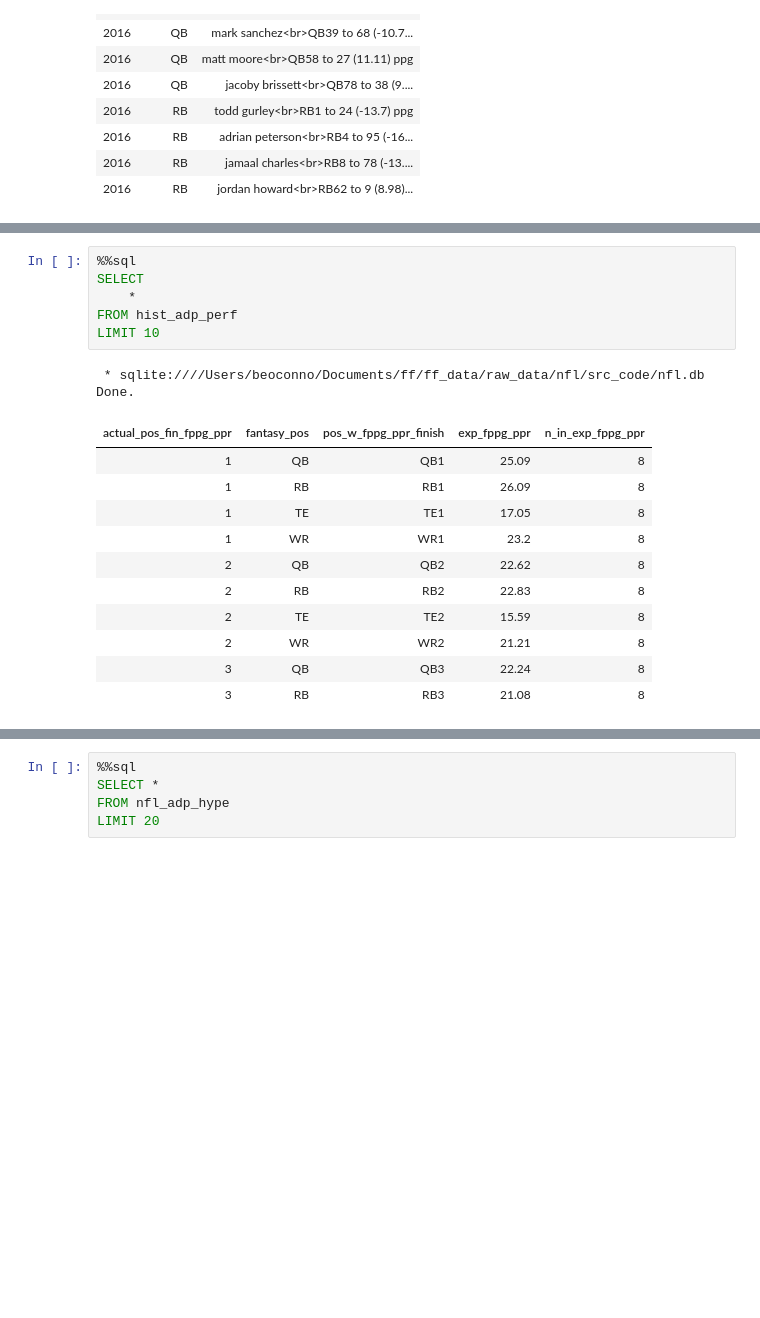
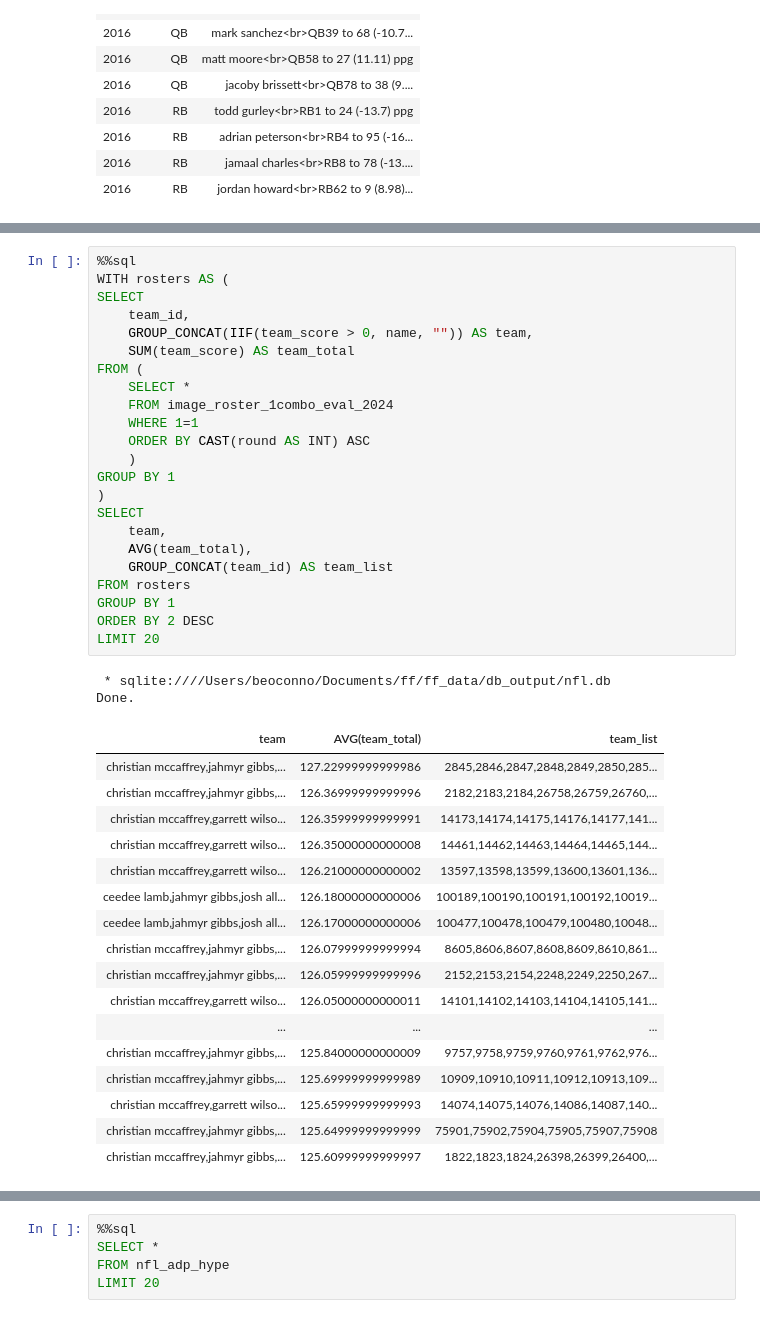
Before and after one commit to uobeno/ff_data, a Jupyter notebook: notebooks/nfl/IntroNotebook.ipynb, the cells around one changed output, grey strips where cells are left out. Saved outputs shown, nothing was run; the diff lists cells and outputs as text; blank space fills up the shorter version.

```diff
--- a/notebooks/nfl/IntroNotebook.ipynb
+++ b/notebooks/nfl/IntroNotebook.ipynb
@@ -281,20 +475,43 @@ Done.
 # %%
 %%sql
+WITH rosters AS (
 SELECT
-    *
-FROM hist_adp_perf
-LIMIT 10
+    team_id,
+    GROUP_CONCAT(IIF(team_score > 0, name, "")) AS team,
+    SUM(team_score) AS team_total
+FROM (
+    SELECT *
+    FROM image_roster_1combo_eval_2024
+    WHERE 1=1
+    ORDER BY CAST(round AS INT) ASC
+    )
+GROUP BY 1
+)
+SELECT
+    team,
+    AVG(team_total),
+    GROUP_CONCAT(team_id) AS team_list
+FROM rosters
+GROUP BY 1
+ORDER BY 2 DESC
+LIMIT 20
 # %% [output]
- * sqlite:////Users/beoconno/Documents/ff/ff_data/raw_data/nfl/src_code/nfl.db
+ * sqlite:////Users/beoconno/Documents/ff/ff_data/db_output/nfl.db
 Done.
-| actual_pos_fin_fppg_ppr | fantasy_pos | pos_w_fppg_ppr_finish | exp_fppg_ppr | n_in_exp_fppg_ppr |
-| 1 | QB | QB1 | 25.09 | 8 |
-| 1 | RB | RB1 | 26.09 | 8 |
-| 1 | TE | TE1 | 17.05 | 8 |
-| 1 | WR | WR1 | 23.2 | 8 |
-| 2 | QB | QB2 | 22.62 | 8 |
-| 2 | RB | RB2 | 22.83 | 8 |
-| 2 | TE | TE2 | 15.59 | 8 |
-| 2 | WR | WR2 | 21.21 | 8 |
-| 3 | QB | QB3 | 22.24 | 8 |
-| 3 | RB | RB3 | 21.08 | 8 |
+| team | AVG(team_total) | team_list |
+| christian mccaffrey,jahmyr gibbs,... | 127.22999999999986 | 2845,2846,2847,2848,2849,2850,285... |
+| christian mccaffrey,jahmyr gibbs,... | 126.36999999999996 | 2182,2183,2184,26758,26759,26760,... |
+| christian mccaffrey,garrett wilso... | 126.35999999999991 | 14173,14174,14175,14176,14177,141... |
+| christian mccaffrey,garrett wilso... | 126.35000000000008 | 14461,14462,14463,14464,14465,144... |
+| christian mccaffrey,garrett wilso... | 126.21000000000002 | 13597,13598,13599,13600,13601,136... |
+| ceedee lamb,jahmyr gibbs,josh all... | 126.18000000000006 | 100189,100190,100191,100192,10019... |
+| ceedee lamb,jahmyr gibbs,josh all... | 126.17000000000006 | 100477,100478,100479,100480,10048... |
+| christian mccaffrey,jahmyr gibbs,... | 126.07999999999994 | 8605,8606,8607,8608,8609,8610,861... |
+| christian mccaffrey,jahmyr gibbs,... | 126.05999999999996 | 2152,2153,2154,2248,2249,2250,267... |
+| christian mccaffrey,garrett wilso... | 126.05000000000011 | 14101,14102,14103,14104,14105,141... |
+| ... | ... | ... |
+| christian mccaffrey,jahmyr gibbs,... | 125.84000000000009 | 9757,9758,9759,9760,9761,9762,976... |
+| christian mccaffrey,jahmyr gibbs,... | 125.69999999999989 | 10909,10910,10911,10912,10913,109... |
+| christian mccaffrey,garrett wilso... | 125.65999999999993 | 14074,14075,14076,14086,14087,140... |
+| christian mccaffrey,jahmyr gibbs,... | 125.64999999999999 | 75901,75902,75904,75905,75907,75908 |
+| christian mccaffrey,jahmyr gibbs,... | 125.60999999999997 | 1822,1823,1824,26398,26399,26400,... |
```
Also changed, not shown: parts of 29 cells of this notebook, 27 other files.
